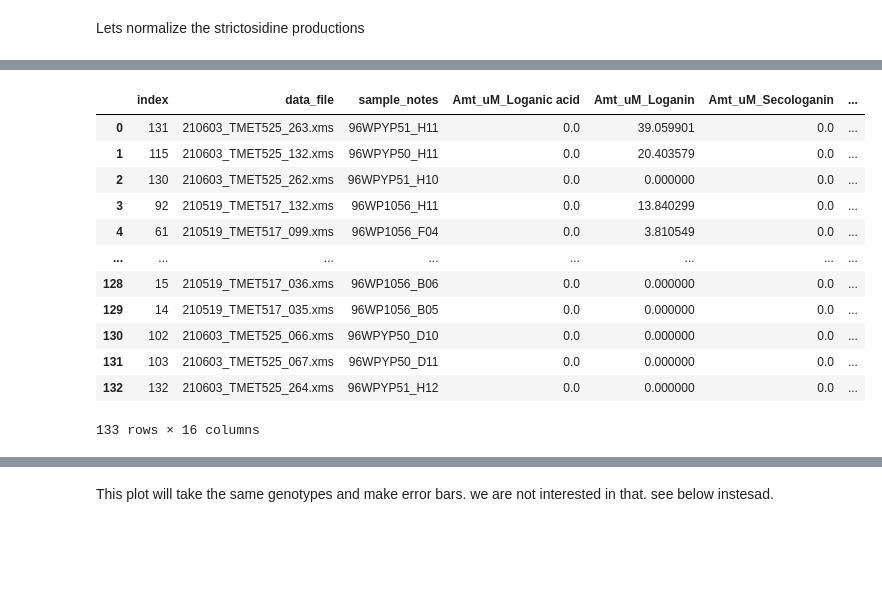
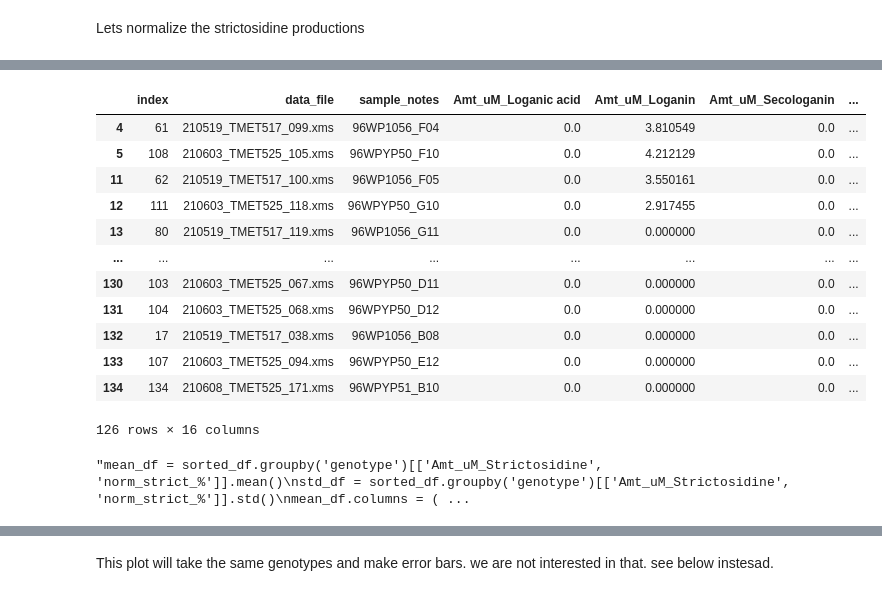
Before and after one commit to hiyama341/ConStrain, a Jupyter notebook: notebooks/5-TEST-Library_Characterization.ipynb, the cells around one changed output, grey strips where cells are left out. Drawn from its saved outputs; the diff is of its cells as text; code cells hidden in the pictures; blank space fills up the shorter version.

```diff
--- a/notebooks/5-TEST-Library_Characterization.ipynb
+++ b/notebooks/5-TEST-Library_Characterization.ipynb
@@ -395,9 +398,13 @@ Rerun of samples not injected in run 2 as well as control(H7-11) for both plates
 plate49 = pd.read_csv("../data/raw/023_LC-MS/Result_table_210519_tmet517_Soren.csv", sep = ',')
 plate50 = pd.read_csv("../data/raw/023_LC-MS/Result_table_210603_tmet525_yp50.csv", sep = ',')
 plate51 = pd.read_csv("../data/raw/023_LC-MS/Result_table_210603_tmet525_yp51.csv", sep = ',')
+rerun = pd.read_csv("../data/raw/023_LC-MS/Result_table_210608_tmet525_reyp50-51.csv", sep = ',')
+
+# rerun has two columns that are controls that we dont need
+rerun = rerun.iloc[2:]
 
 # Stack the DataFrames on top of each other
-results2 = pd.concat([plate49, plate50,plate51 ], axis=0)
+results2 = pd.concat([plate49, plate50,plate51, rerun ], axis=0)
 results2
 # %% [output]
 |  | data_file | sample_notes | Amt_ug_L_Loganic acid | Amt_ug_L_Loganin | Amt_ug_L_Secologanin | ... |
@@ -535,24 +537,41 @@ for index, row in norm_strict_df.iterrows():
 # %%
 # we have to make all the values into floats in order to sort them
 #merged_inner1['Amt_uM_Strictosidine'] = pd.to_numeric(merged_inner1['Amt_uM_Strictosidine'], downcast='float')
 sorted_df = norm_strict_df.sort_values(by='norm_strict_%', ascending=False)
 sorted_df = sorted_df.reset_index()
 
+
+# Lets remove Mia-CM3 - the control
+sorted_df = sorted_df[sorted_df['strain'] != 'MIA-CM-3' ]
+sorted_df = sorted_df[sorted_df['strain'] != 'MIA-CH-A2' ]
+
 sorted_df
 # %% [output]
 |  | index | data_file | sample_notes | Amt_uM_Loganic acid | Amt_uM_Loganin | Amt_uM_Secologanin | ... |
-| 0 | 131 | 210603_TMET525_263.xms | 96WPYP51_H11 | 0.0 | 39.059901 | 0.0 | ... |
-| 1 | 115 | 210603_TMET525_132.xms | 96WPYP50_H11 | 0.0 | 20.403579 | 0.0 | ... |
-| 2 | 130 | 210603_TMET525_262.xms | 96WPYP51_H10 | 0.0 | 0.000000 | 0.0 | ... |
-| 3 | 92 | 210519_TMET517_132.xms | 96WP1056_H11 | 0.0 | 13.840299 | 0.0 | ... |
 | 4 | 61 | 210519_TMET517_099.xms | 96WP1056_F04 | 0.0 | 3.810549 | 0.0 | ... |
+| 5 | 108 | 210603_TMET525_105.xms | 96WPYP50_F10 | 0.0 | 4.212129 | 0.0 | ... |
+| 11 | 62 | 210519_TMET517_100.xms | 96WP1056_F05 | 0.0 | 3.550161 | 0.0 | ... |
+| 12 | 111 | 210603_TMET525_118.xms | 96WPYP50_G10 | 0.0 | 2.917455 | 0.0 | ... |
+| 13 | 80 | 210519_TMET517_119.xms | 96WP1056_G11 | 0.0 | 0.000000 | 0.0 | ... |
 | ... | ... | ... | ... | ... | ... | ... | ... |
-| 128 | 15 | 210519_TMET517_036.xms | 96WP1056_B06 | 0.0 | 0.000000 | 0.0 | ... |
-| 129 | 14 | 210519_TMET517_035.xms | 96WP1056_B05 | 0.0 | 0.000000 | 0.0 | ... |
-| 130 | 102 | 210603_TMET525_066.xms | 96WPYP50_D10 | 0.0 | 0.000000 | 0.0 | ... |
-| 131 | 103 | 210603_TMET525_067.xms | 96WPYP50_D11 | 0.0 | 0.000000 | 0.0 | ... |
-| 132 | 132 | 210603_TMET525_264.xms | 96WPYP51_H12 | 0.0 | 0.000000 | 0.0 | ... |
+| 130 | 103 | 210603_TMET525_067.xms | 96WPYP50_D11 | 0.0 | 0.000000 | 0.0 | ... |
+| 131 | 104 | 210603_TMET525_068.xms | 96WPYP50_D12 | 0.0 | 0.000000 | 0.0 | ... |
+| 132 | 17 | 210519_TMET517_038.xms | 96WP1056_B08 | 0.0 | 0.000000 | 0.0 | ... |
+| 133 | 107 | 210603_TMET525_094.xms | 96WPYP50_E12 | 0.0 | 0.000000 | 0.0 | ... |
+| 134 | 134 | 210608_TMET525_171.xms | 96WPYP51_B10 | 0.0 | 0.000000 | 0.0 | ... |
-133 rows × 16 columns
+126 rows × 16 columns
+# %%
+'''mean_df = sorted_df.groupby('genotype')[['Amt_uM_Strictosidine', 'norm_strict_%']].mean()
+std_df = sorted_df.groupby('genotype')[['Amt_uM_Strictosidine', 'norm_strict_%']].std()
+mean_df.columns = ('mean_strictosidine', 'mean_normalized_strict')
+std_df.columns = ('std_strictosidine', 'std_normalized_strict')
+std_mean_df = pd.merge(mean_df, std_df, left_index=True, right_index=True)
+std_mean_df.reset_index(inplace=True)
+
+std_mean_df = pd.merge(sorted_df, std_mean_df, left_index=True, right_index=True)
+std_mean_df'''
+# %% [output]
+"mean_df = sorted_df.groupby('genotype')[['Amt_uM_Strictosidine', 'norm_strict_%']].mean()\nstd_df = sorted_df.groupby('genotype')[['Amt_uM_Strictosidine', 'norm_strict_%']].std()\nmean_df.columns = ( ...
 # %%
 import seaborn as sns
 sns.set(rc = {'figure.figsize':(30,5)})
```
Also changed, not shown: parts of 27 cells of this notebook.
